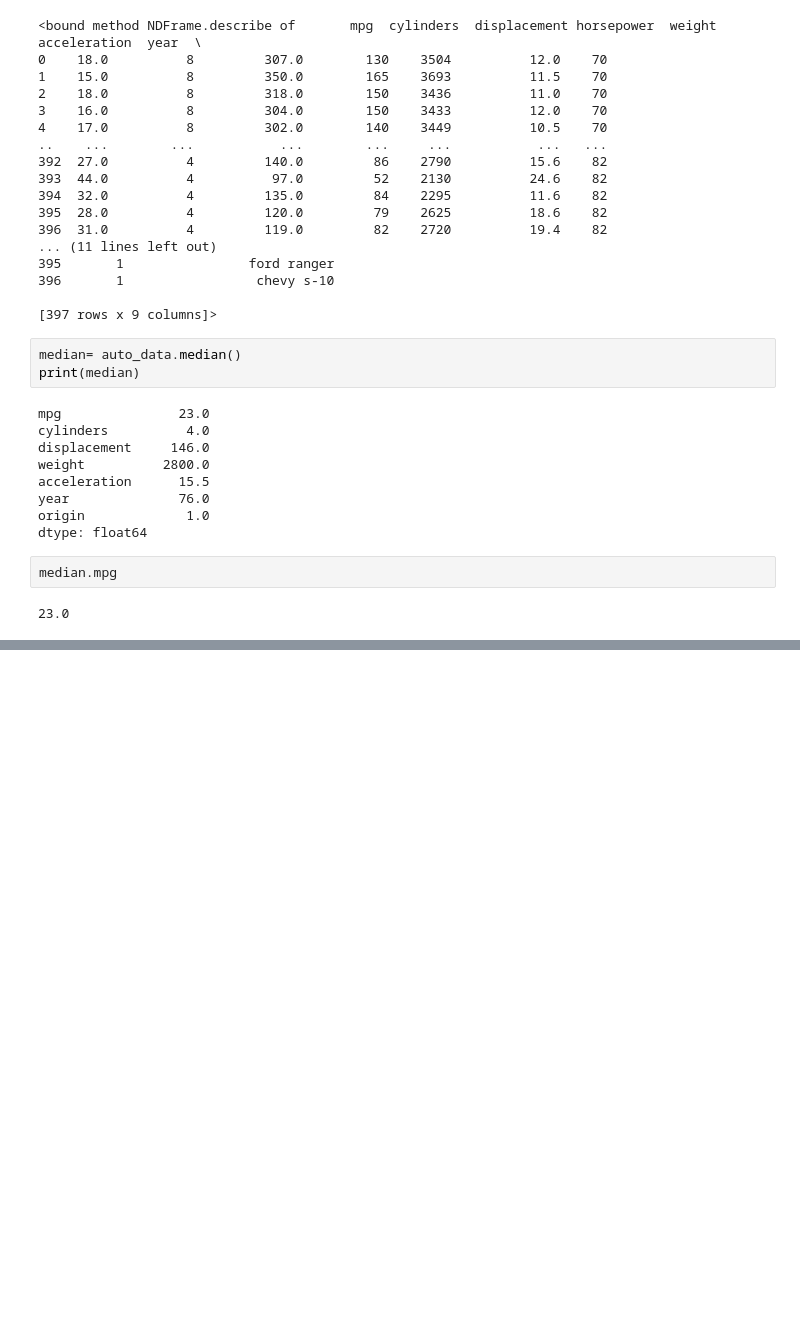
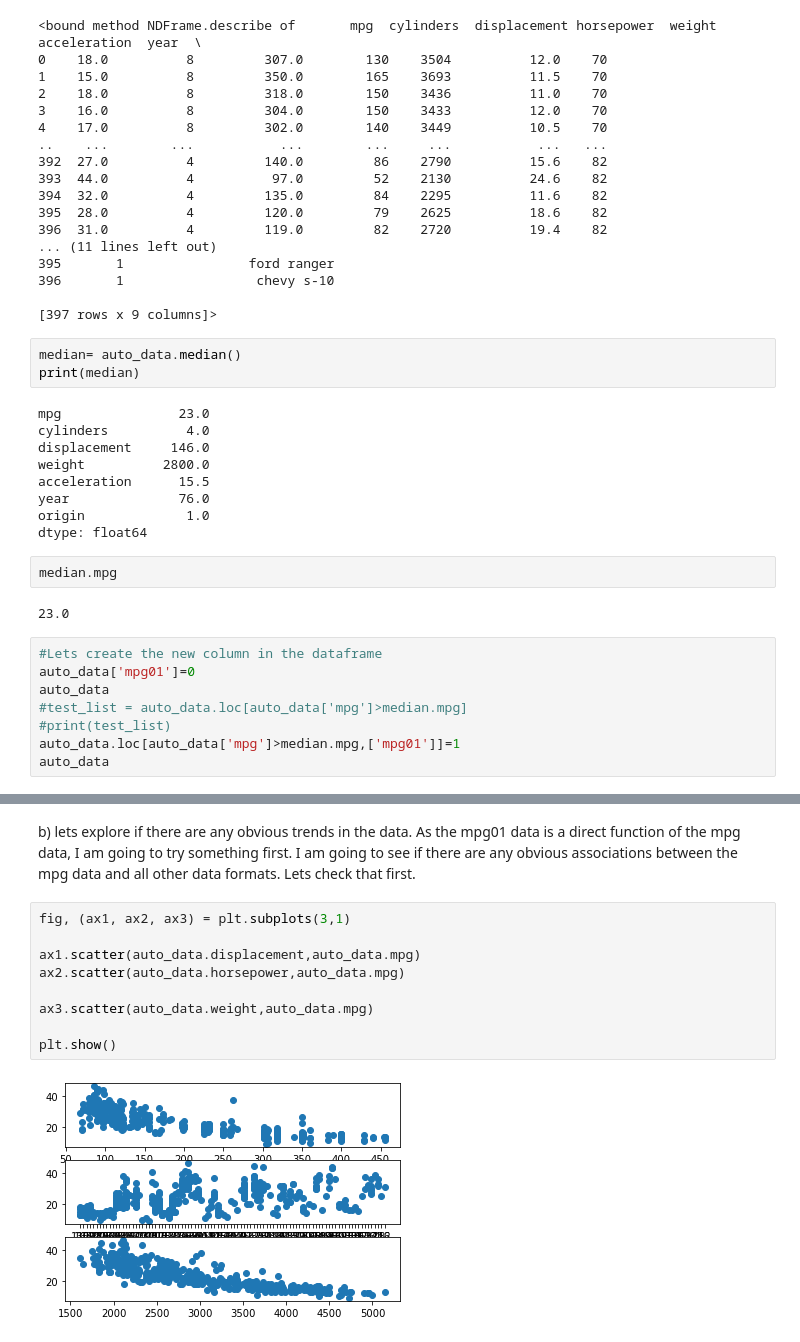
Before and after one commit to ACZD254/Intro-to-Statistical-Learning, a Jupyter notebook: HW_2/Ch4_P11.ipynb, the cells around one changed output, grey strips where cells are left out. Cells and saved outputs as stored; diff of their text form; blank space fills up the shorter version.

```diff
--- a/HW_2/Ch4_P11.ipynb
+++ b/HW_2/Ch4_P11.ipynb
@@ -47,3 +47,11 @@ dtype: float64
 median.mpg
 # %% [output]
 23.0
+# %%
+#Lets create the new column in the dataframe
+auto_data['mpg01']=0
+auto_data
+#test_list = auto_data.loc[auto_data['mpg']>median.mpg]
+#print(test_list)
+auto_data.loc[auto_data['mpg']>median.mpg,['mpg01']]=1
+auto_data
@@ -49,0 +72,13 @@ median.mpg
+# %% [markdown]
+b) lets explore if there are any obvious trends in the data. As the mpg01 data is a direct function of the mpg data, I am going to try something first. I am going to see if there are any obvious associations between the mpg data and all other data formats. Lets check that first.
+# %%
+fig, (ax1, ax2, ax3) = plt.subplots(3,1)
+
+ax1.scatter(auto_data.displacement,auto_data.mpg)
+ax2.scatter(auto_data.horsepower,auto_data.mpg)
+
+ax3.scatter(auto_data.weight,auto_data.mpg)
+
+plt.show()
+# %% [output]
+[figure, added]
```
Also changed, not shown: parts of 12 cells of this notebook.
